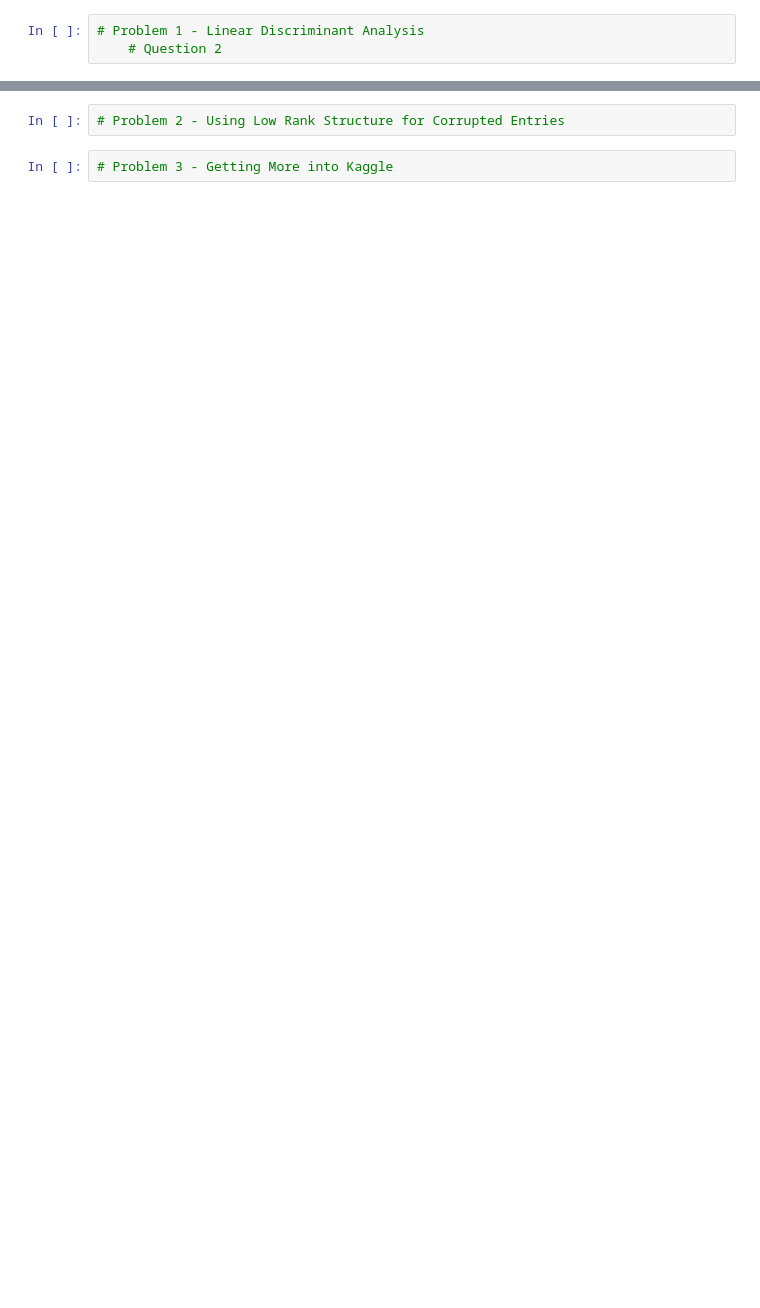
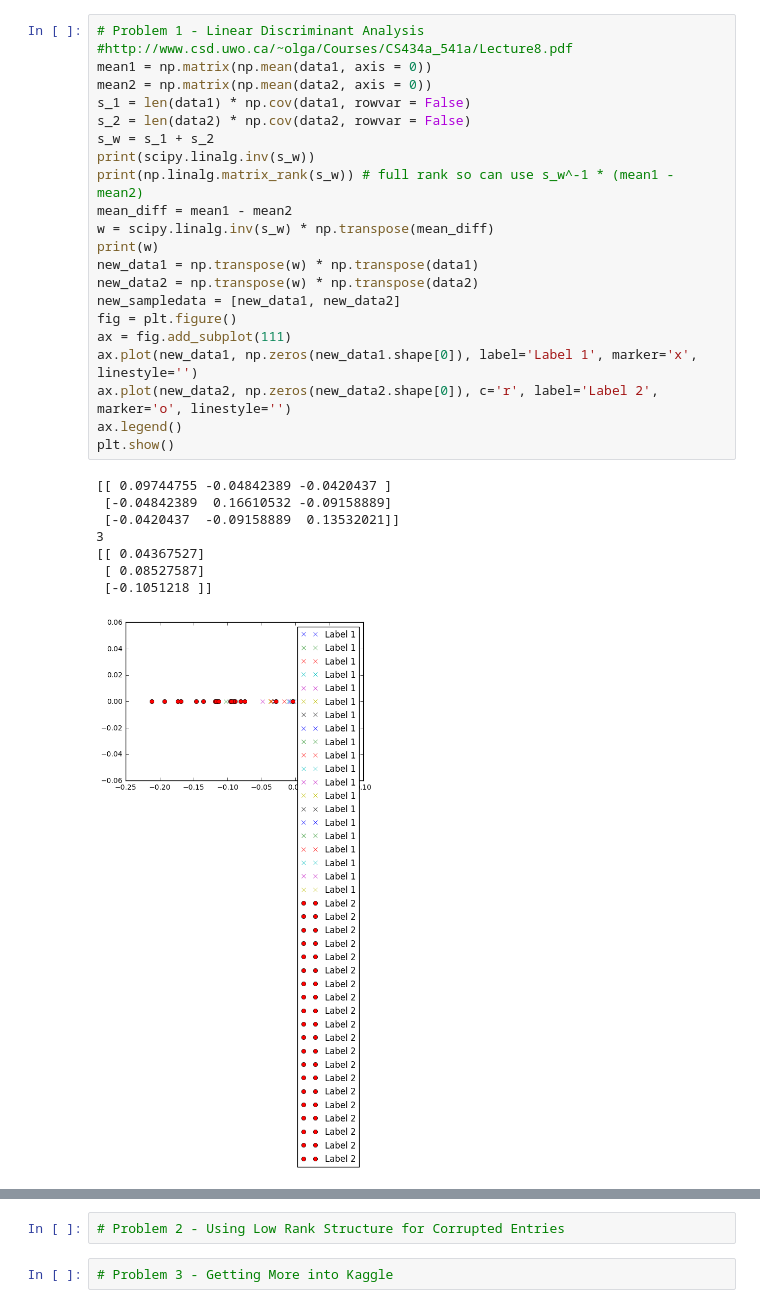
Before and after one commit to MSpearing/Data_Science, a Jupyter notebook: Lab4/Lab4_Michael.ipynb, the cells around one changed output, grey strips where cells are left out. Drawn from its saved outputs; the diff is of its cells as text; blank space fills up the shorter version.

```diff
--- a/Lab4/Lab4_Michael.ipynb
+++ b/Lab4/Lab4_Michael.ipynb
@@ -32,6 +35,34 @@ plt.show()
-# %%
-# Problem 1 - Linear Discriminant Analysis
-    # Question 2
+# %%
+# Problem 1 - Linear Discriminant Analysis
+#http://www.csd.uwo.ca/~olga/Courses/CS434a_541a/Lecture8.pdf
+mean1 = np.matrix(np.mean(data1, axis = 0))
+mean2 = np.matrix(np.mean(data2, axis = 0))
+s_1 = len(data1) * np.cov(data1, rowvar = False)
+s_2 = len(data2) * np.cov(data2, rowvar = False)
+s_w = s_1 + s_2
+print(scipy.linalg.inv(s_w))
+print(np.linalg.matrix_rank(s_w)) # full rank so can use s_w^-1 * (mean1 - mean2)
+mean_diff = mean1 - mean2
+w = scipy.linalg.inv(s_w) * np.transpose(mean_diff)
+print(w)
+new_data1 = np.transpose(w) * np.transpose(data1)
+new_data2 = np.transpose(w) * np.transpose(data2)
+new_sampledata = [new_data1, new_data2]
+fig = plt.figure()
+ax = fig.add_subplot(111)
+ax.plot(new_data1, np.zeros(new_data1.shape[0]), label='Label 1', marker='x', linestyle='')
+ax.plot(new_data2, np.zeros(new_data2.shape[0]), c='r', label='Label 2', marker='o', linestyle='')
+ax.legend()
+plt.show()
+# %% [output]
+[[ 0.09744755 -0.04842389 -0.0420437 ]
+ [-0.04842389  0.16610532 -0.09158889]
+ [-0.0420437  -0.09158889  0.13532021]]
+3
+[[ 0.04367527]
+ [ 0.08527587]
+ [-0.1051218 ]]
+[figure, added]
 # %%
 # Problem 1 - Linear Discriminant Analysis
     # Question 3
```
Also changed, not shown: parts of 3 cells of this notebook.
